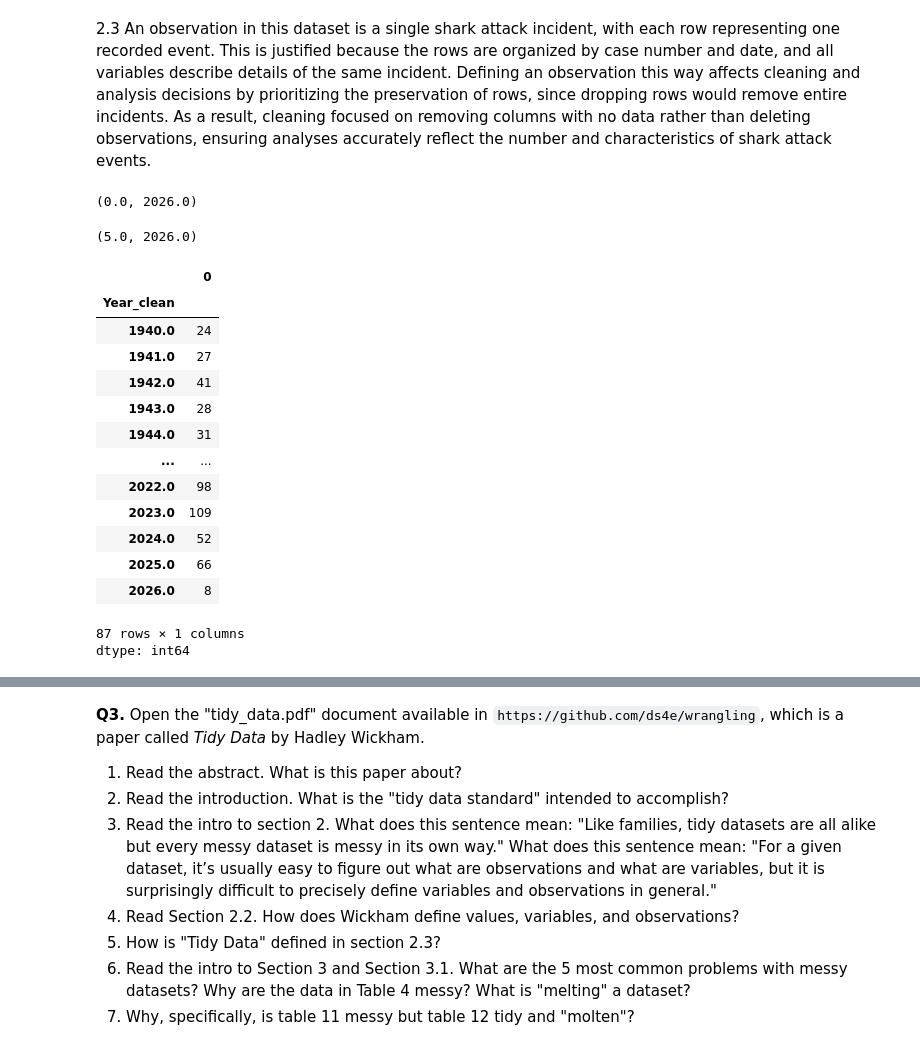
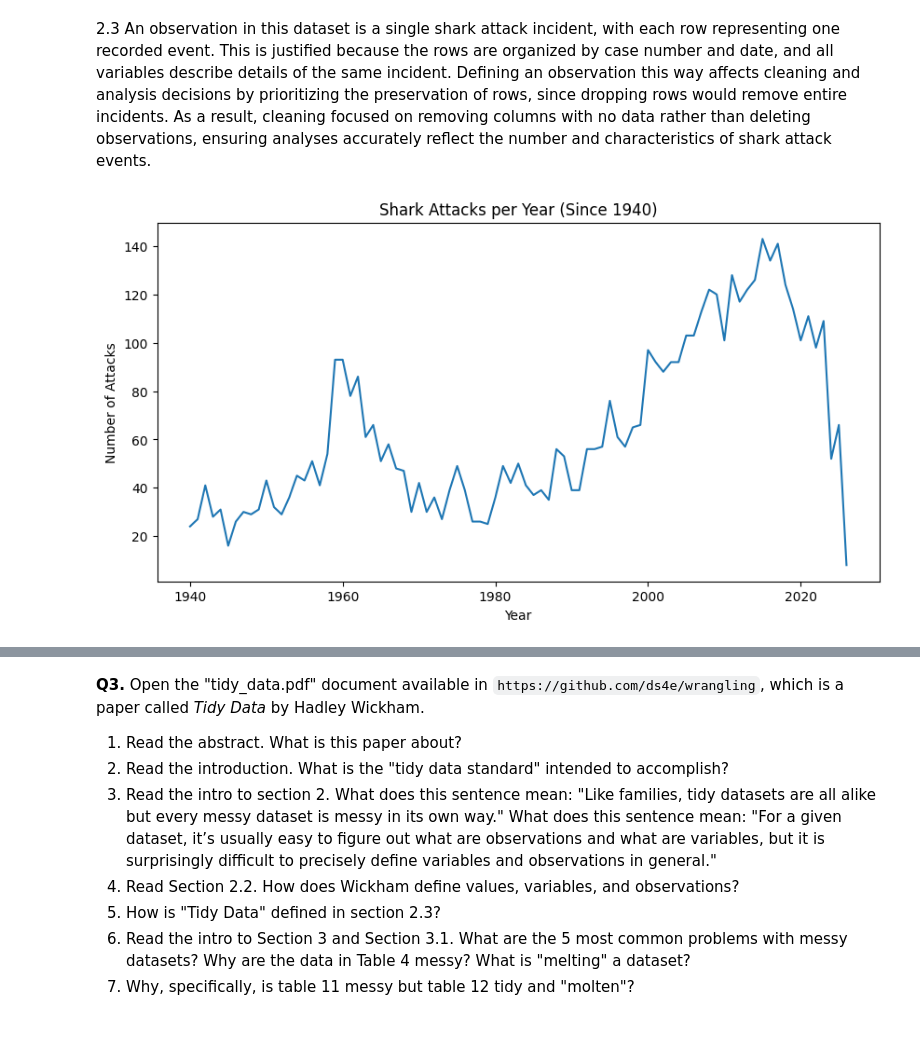
Before and after one commit to richarddo3/undergrad_ml_assignments, a Jupyter notebook: 01_assignment_wrangling_and_eda.ipynb, the cells around one changed output, grey strips where cells are left out. Drawn from its saved outputs; the diff is of its cells as text; code cells hidden in the pictures.

```diff
--- a/01_assignment_wrangling_and_eda.ipynb
+++ b/01_assignment_wrangling_and_eda.ipynb
@@ -217,17 +217,3 @@ shark_clean.head()
 5 rows × 23 columns
 # %% [markdown]
 2.3 An observation in this dataset is a single shark attack incident, with each row representing one recorded event. This is justified because the rows are organized by case number and date, and all variables describe details of the same incident. Defining an observation this way affects cleaning and analysis decisions by prioritizing the preservation of rows, since dropping rows would remove entire incidents. As a result, cleaning focused on removing columns with no data rather than deleting observations, ensuring analyses accurately reflect the number and characteristics of shark attack events.
-# %%
-shark_clean["Year_clean"] = pd.to_numeric(
-    shark_clean["Year"], errors="coerce"
-)
-# %%
-shark_clean["Year_clean"].min(), shark_clean["Year_clean"].max()
-# %% [output]
-(0.0, 2026.0)
-# %%
-shark_clean = shark_clean[shark_clean["Year_clean"] > 0]
-# %%
-shark_clean["Year_clean"].min(), shark_clean["Year_clean"].max()
-# %% [output]
-(5.0, 2026.0)
@@ -236,22 +220,27 @@ shark_1940 = shark_clean[shark_clean["Year_clean"] >= 1940]
-# %%
-attacks_per_year = (
-    shark_1940.groupby("Year_clean")
-    .size()
-)
-attacks_per_year
-# %% [output]
-|  | 0 |
-| Year_clean |  |
-| 1940.0 | 24 |
-| 1941.0 | 27 |
-| 1942.0 | 41 |
-| 1943.0 | 28 |
-| 1944.0 | 31 |
-| ... | ... |
-| 2022.0 | 98 |
-| 2023.0 | 109 |
-| 2024.0 | 52 |
-| 2025.0 | 66 |
-| 2026.0 | 8 |
-87 rows × 1 columns
-dtype: int64
+# %%
+import pandas as pd
+import matplotlib.pyplot as plt
+
+# Clean Year variable
+shark_clean["Year_clean"] = pd.to_numeric(shark_clean["Year"], errors="coerce")
+
+# Drop missing years
+shark_clean = shark_clean.dropna(subset=["Year_clean"])
+
+# Describe range
+shark_clean["Year_clean"].min(), shark_clean["Year_clean"].max()
+# Filter to attacks since 1940
+shark_1940 = shark_clean[shark_clean["Year_clean"] >= 1940]
+
+# Attacks per year
+attacks_per_year = shark_1940.groupby("Year_clean").size()
+
+# Plot trend
+plt.figure(figsize=(10,5))
+attacks_per_year.plot()
+plt.xlabel("Year")
+plt.ylabel("Number of Attacks")
+plt.title("Shark Attacks per Year (Since 1940)")
+plt.show()
+# %% [output]
+[figure, added]
```
Also changed, not shown: parts of 24 cells of this notebook.
